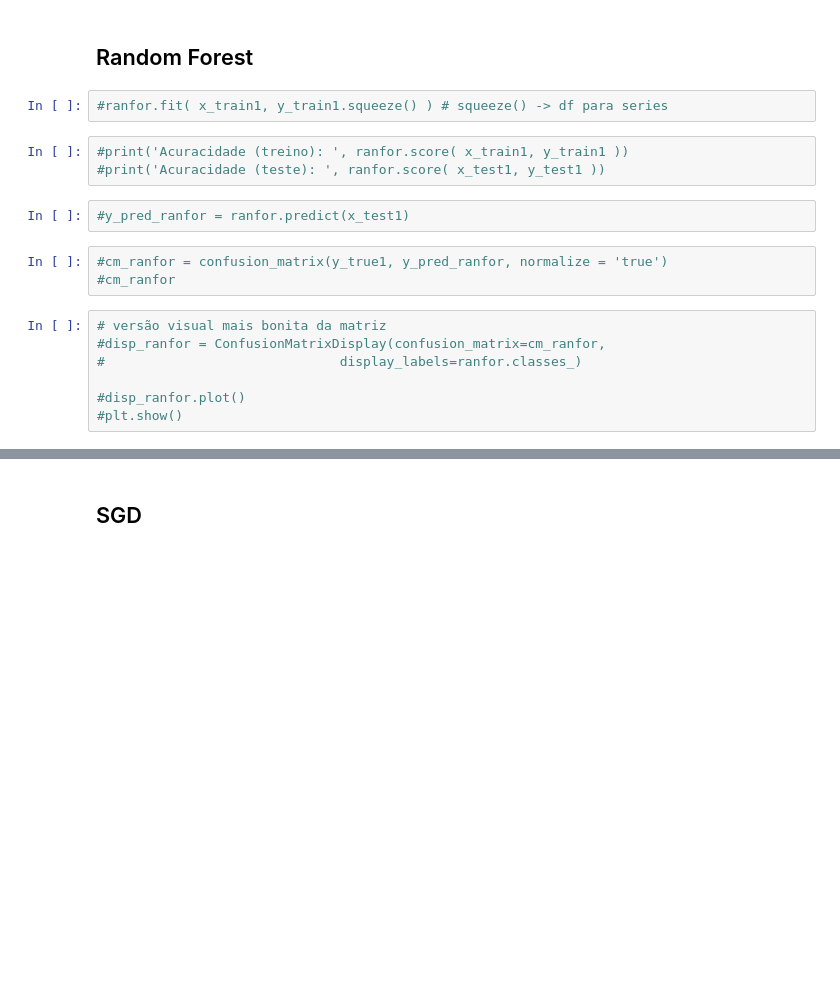
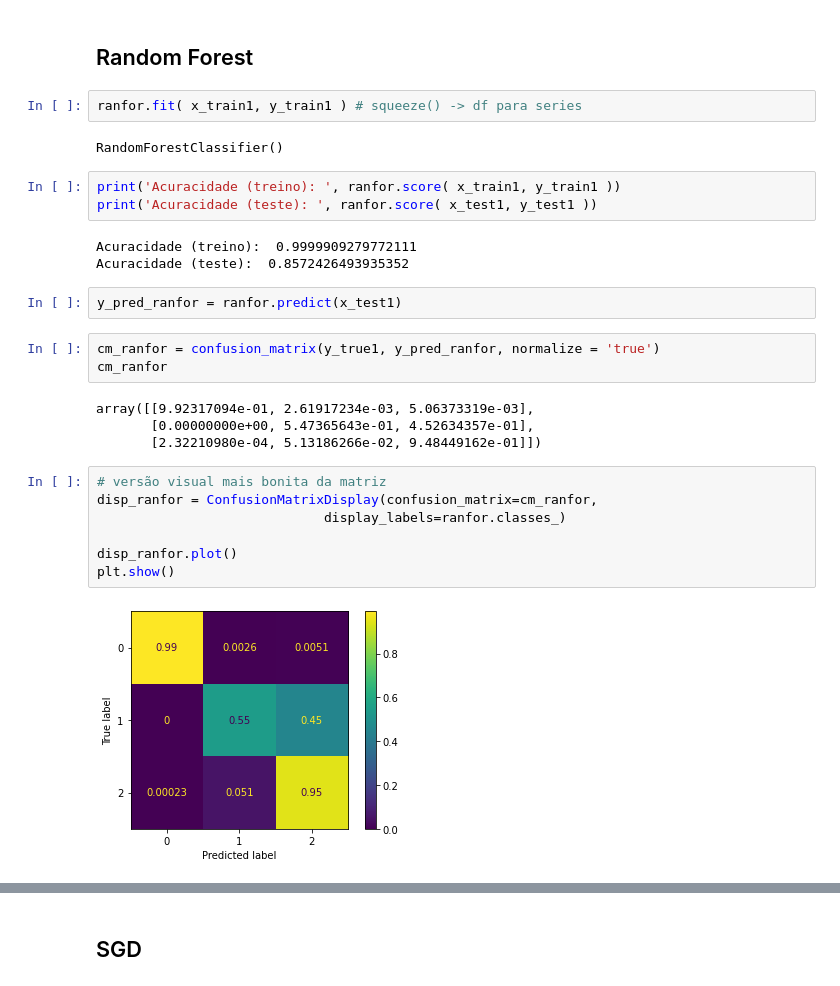
Before and after one commit to 2022M3T3-Inteli/Rappi-Hour, a Jupyter notebook: notebooks/machine-learning/Models_test.ipynb, the cells around one changed output, grey strips where cells are left out. Saved outputs shown, nothing was run; the diff lists cells and outputs as text; blank space fills up the shorter version.

```diff
--- a/notebooks/machine-learning/Models_test.ipynb
+++ b/notebooks/machine-learning/Models_test.ipynb
@@ -561,20 +444,31 @@ Feature: 32, Score: 6.78915
 # %% [markdown]
 ## Random Forest
 # %%
-#ranfor.fit( x_train1, y_train1.squeeze() ) # squeeze() -> df para series
+ranfor.fit( x_train1, y_train1 ) # squeeze() -> df para series
+# %% [output]
+RandomForestClassifier()
 # %%
-#print('Acuracidade (treino): ', ranfor.score( x_train1, y_train1 ))
-#print('Acuracidade (teste): ', ranfor.score( x_test1, y_test1 ))
+print('Acuracidade (treino): ', ranfor.score( x_train1, y_train1 ))
+print('Acuracidade (teste): ', ranfor.score( x_test1, y_test1 ))
+# %% [output]
+Acuracidade (treino):  0.9999909279772111
+Acuracidade (teste):  0.8572426493935352
 # %%
-#y_pred_ranfor = ranfor.predict(x_test1)
+y_pred_ranfor = ranfor.predict(x_test1)
 # %%
-#cm_ranfor = confusion_matrix(y_true1, y_pred_ranfor, normalize = 'true')
-#cm_ranfor
+cm_ranfor = confusion_matrix(y_true1, y_pred_ranfor, normalize = 'true')
+cm_ranfor
+# %% [output]
+array([[9.92317094e-01, 2.61917234e-03, 5.06373319e-03],
+       [0.00000000e+00, 5.47365643e-01, 4.52634357e-01],
+       [2.32210980e-04, 5.13186266e-02, 9.48449162e-01]])
 # %%
 # versão visual mais bonita da matriz
-#disp_ranfor = ConfusionMatrixDisplay(confusion_matrix=cm_ranfor,
-#                              display_labels=ranfor.classes_)
+disp_ranfor = ConfusionMatrixDisplay(confusion_matrix=cm_ranfor,
+                             display_labels=ranfor.classes_)
 
-#disp_ranfor.plot()
-#plt.show()
+disp_ranfor.plot()
+plt.show()
+# %% [output]
+[figure, added]
 # %%
```
Also changed, not shown: parts of 53 cells of this notebook.
